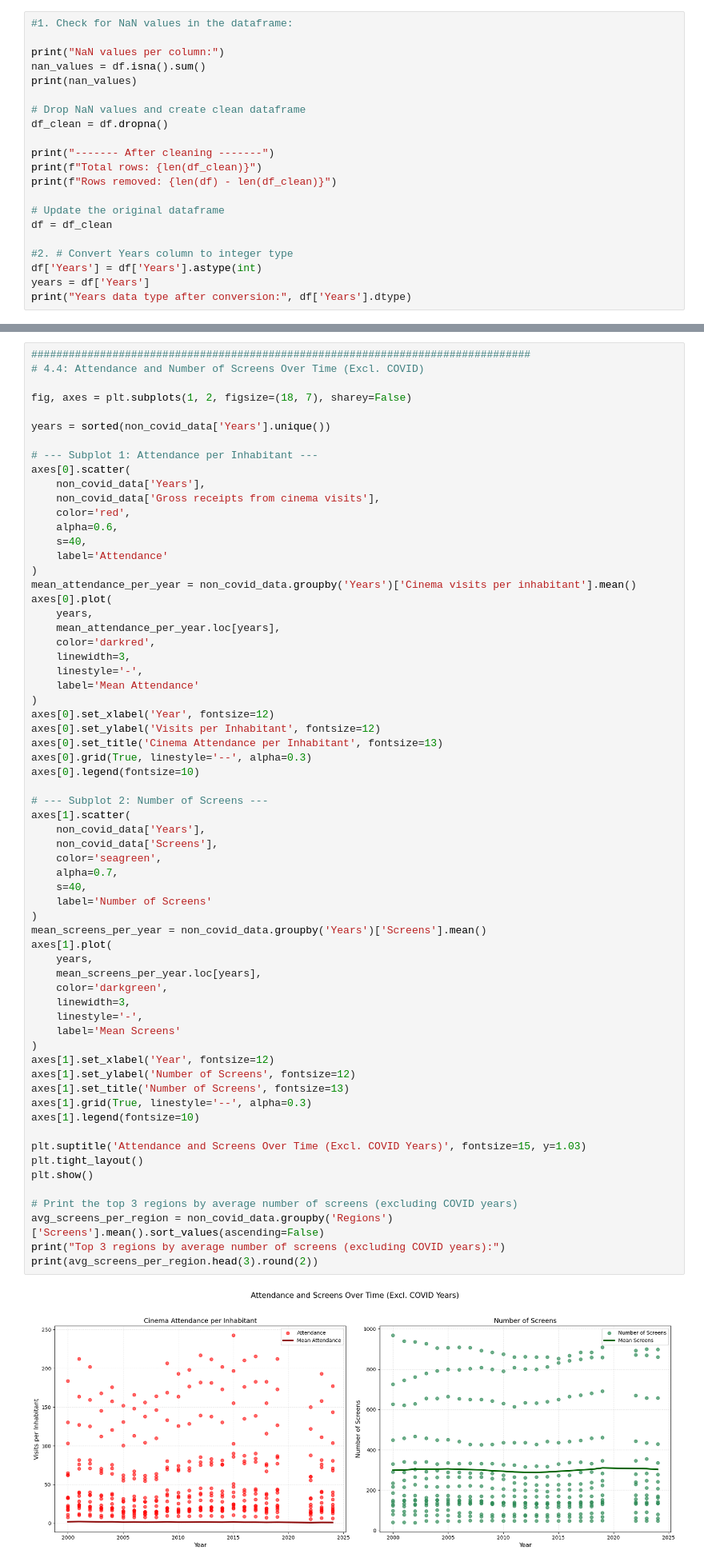
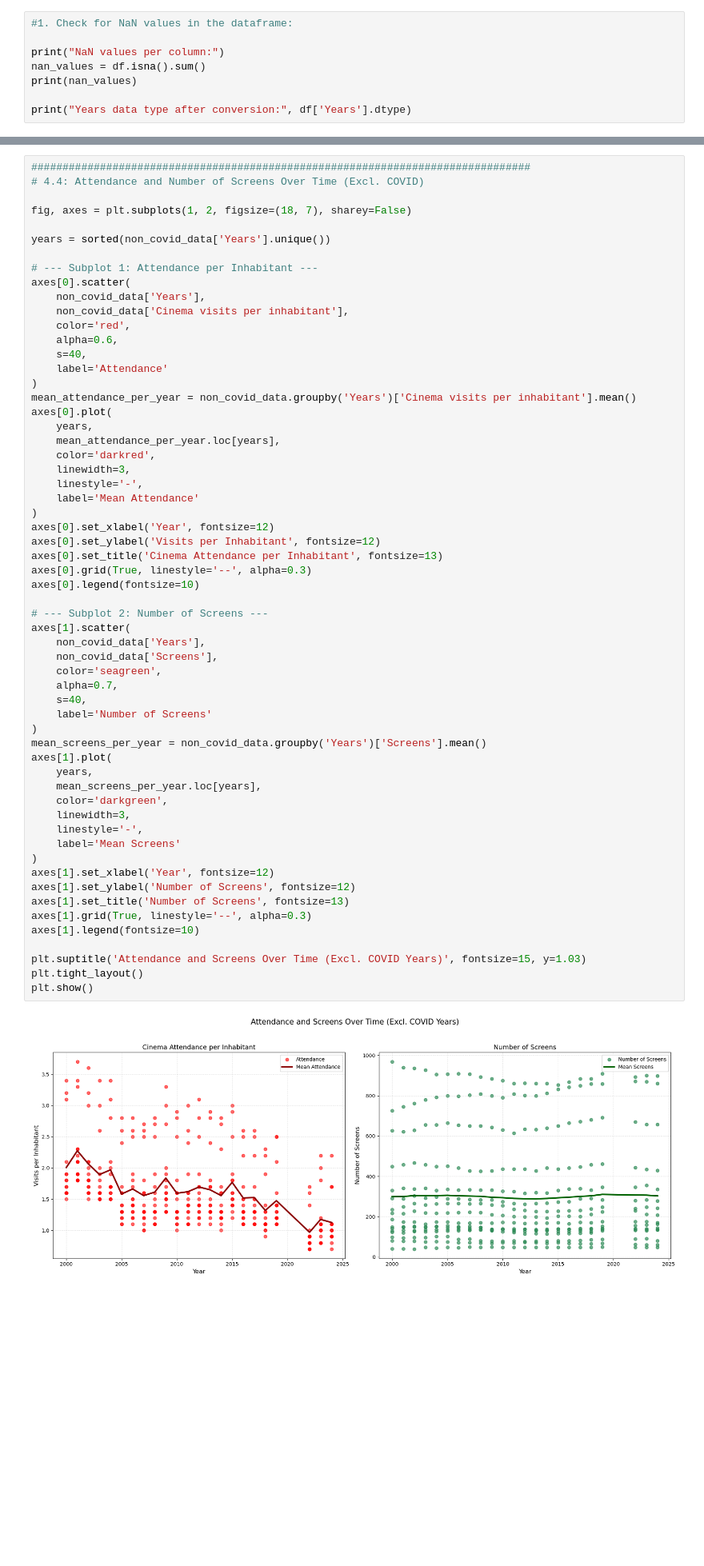
Before and after one commit to federico-bnt/German-cinema-exploratory-analysis-2025, a Jupyter notebook: bin/analysis_notebook.ipynb, the cells around one changed output, grey strips where cells are left out. Shown at 80% size. Drawn from its saved outputs; the diff is of its cells as text; blank space fills up the shorter version.

```diff
--- a/bin/analysis_notebook.ipynb
+++ b/bin/analysis_notebook.ipynb
@@ -154,19 +172,6 @@ print("NaN values per column:")
 nan_values = df.isna().sum()
 print(nan_values)
 
-# Drop NaN values and create clean dataframe
-df_clean = df.dropna()
-
-print("------- After cleaning -------")
-print(f"Total rows: {len(df_clean)}")
-print(f"Rows removed: {len(df) - len(df_clean)}")
-
-# Update the original dataframe
-df = df_clean
-
-#2. # Convert Years column to integer type
-df['Years'] = df['Years'].astype(int)
-years = df['Years']
 print("Years data type after conversion:", df['Years'].dtype)
 # %% [output]
 NaN values per column:
@@ -904,7 +793,7 @@ years = sorted(non_covid_data['Years'].unique())
 # --- Subplot 1: Attendance per Inhabitant ---
 axes[0].scatter(
     non_covid_data['Years'],
-    non_covid_data['Gross receipts from cinema visits'],
+    non_covid_data['Cinema visits per inhabitant'],
     color='red',
     alpha=0.6,
     s=40,
@@ -926,36 +815,31 @@ axes[0].grid(True, linestyle='--', alpha=0.3)
 axes[0].legend(fontsize=10)
 
 # --- Subplot 2: Number of Screens ---
 axes[1].scatter(
     non_covid_data['Years'],
     non_covid_data['Screens'],
     color='seagreen',
     alpha=0.7,
     s=40,
     label='Number of Screens'
 )
 mean_screens_per_year = non_covid_data.groupby('Years')['Screens'].mean()
 axes[1].plot(
     years,
     mean_screens_per_year.loc[years],
     color='darkgreen',
     linewidth=3,
     linestyle='-',
     label='Mean Screens'
 )
 axes[1].set_xlabel('Year', fontsize=12)
 axes[1].set_ylabel('Number of Screens', fontsize=12)
 axes[1].set_title('Number of Screens', fontsize=13)
 axes[1].grid(True, linestyle='--', alpha=0.3)
 axes[1].legend(fontsize=10)
 
 plt.suptitle('Attendance and Screens Over Time (Excl. COVID Years)', fontsize=15, y=1.03)
 plt.tight_layout()
 plt.show()
-
-# Print the top 3 regions by average number of screens (excluding COVID years)
-avg_screens_per_region = non_covid_data.groupby('Regions')['Screens'].mean().sort_values(ascending=False)
-print("Top 3 regions by average number of screens (excluding COVID years):")
-print(avg_screens_per_region.head(3).round(2))
 # %% [output]
-[figure, old version]
+[figure, new version]
```
Also changed, not shown: parts of 20 cells of this notebook, 5 other files.
